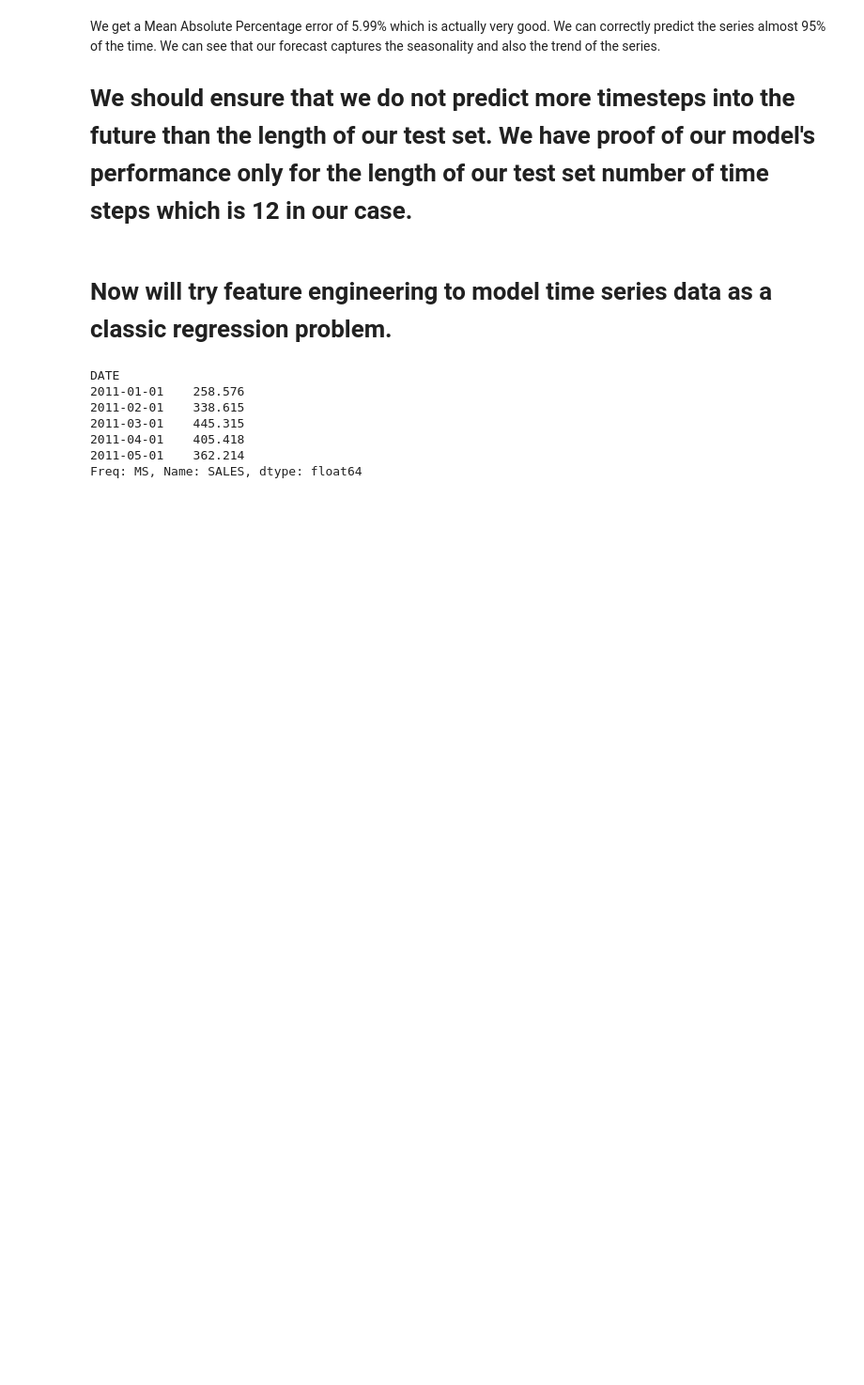
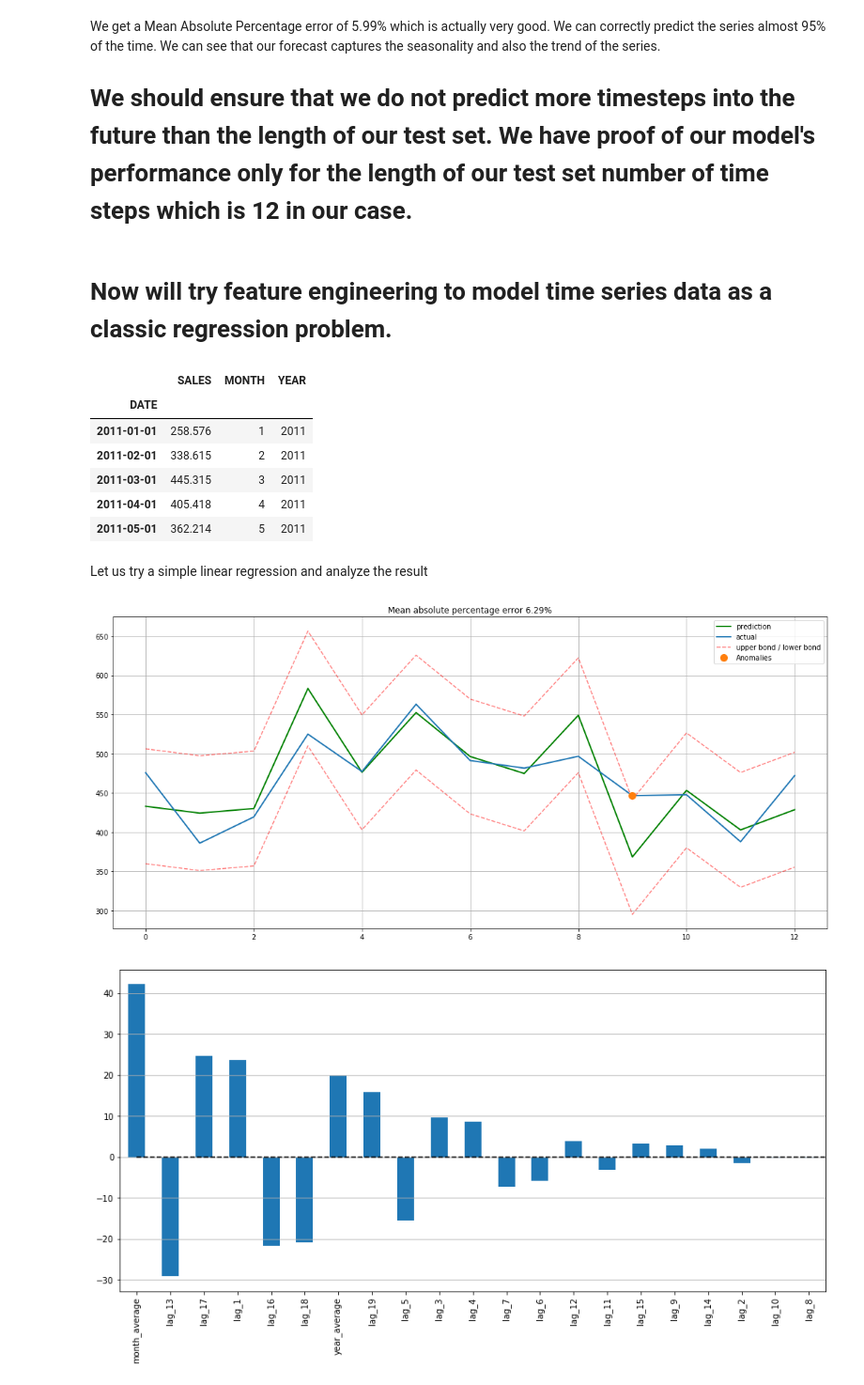
Before and after one commit to rohitmudaliar/Time-Series-Retail-Forecasting, a Jupyter notebook: Time-Series.ipynb, the cells around one changed output. Shown at 94% size. Saved outputs shown, nothing was run; the diff lists cells and outputs as text; code cells hidden in the pictures; blank space fills up the shorter version.

Commit message:
simple linear regression model

```diff
--- a/Time-Series.ipynb
+++ b/Time-Series.ipynb
@@ -383,12 +386,12 @@ plotSARIMA(data['SALES'], best_model, 12)
 # %% [markdown]
 # Now will try feature engineering to model time series data as a classic regression problem.
 # %%
-data['SALES'].head(5)
+data.head(5)
 # %% [output]
-DATE
-2011-01-01    258.576
-2011-02-01    338.615
-2011-03-01    445.315
-2011-04-01    405.418
-2011-05-01    362.214
-Freq: MS, Name: SALES, dtype: float64
+|  | SALES | MONTH | YEAR |
+| DATE |  |  |  |
+| 2011-01-01 | 258.576 | 1 | 2011 |
+| 2011-02-01 | 338.615 | 2 | 2011 |
+| 2011-03-01 | 445.315 | 3 | 2011 |
+| 2011-04-01 | 405.418 | 4 | 2011 |
+| 2011-05-01 | 362.214 | 5 | 2011 |
@@ -429,31 +449,30 @@ def prepareData(series, lag_start, lag_end, test_size, target_encoding=False):
     data = pd.DataFrame(series.copy())
     data.columns = ["y"]
 
-    # lags of series
+    # adding lags of series as a feature
     for i in range(lag_start, lag_end):
         data["lag_{}".format(i)] = data.y.shift(i)
 
-    # datetime features
-    data.index = data.index.to_datetime()
-    data["month"] = data.index.month
-    data["year"] = data.index.year
+    # datetime features like month and year
+    data["MONTH"] = data.index.month
+    data["YEAR"] = data.index.year
 #     data['is_weekend'] = data.weekday.isin([5,6])*1
 
     if target_encoding:
         # calculate averages on train set only
         test_index = int(len(data.dropna())*(1-test_size))
-        data['weekday_average'] = list(map(
-            code_mean(data[:test_index], 'weekday', "y").get, data.weekday))
-        data["hour_average"] = list(map(
-            code_mean(data[:test_index], 'hour', "y").get, data.hour))
+        data['month_average'] = list(map(
+            code_mean(data[:test_index], 'MONTH', "y").get, data.MONTH))
+        data["year_average"] = list(map(
+            code_mean(data[:test_index], 'YEAR', "y").get, data.YEAR))
 
-        # frop encoded variables
-        data.drop(["hour", "weekday"], axis=1, inplace=True)
+        # drop encoded variables
+        data.drop(["MONTH", "YEAR"], axis=1, inplace=True)
 
     # train-test split
     y = data.dropna().y
     X = data.dropna().drop(['y'], axis=1)
     X_train, X_test, y_train, y_test =\
-    timeseries_train_test_split(X, y, test_size=test_size)
+    timeseries_train_test_split(X, y, test_size)
 
     return X_train, X_test, y_train, y_test
@@ -460,16 +516,41 @@ def prepareData(series, lag_start, lag_end, test_size, target_encoding=False):
+# %%
+def plotCoefficients(model):
+    """
+        Plots sorted coefficient values of the model
+    """
+
+    coefs = pd.DataFrame(model.coef_, X_train.columns)
+    coefs.columns = ["coef"]
+    coefs["abs"] = coefs.coef.apply(np.abs)
+    coefs = coefs.sort_values(by="abs", ascending=False).drop(["abs"], axis=1)
+
+    plt.figure(figsize=(15, 7))
+    coefs.coef.plot(kind='bar')
+    plt.grid(True, axis='y')
+    plt.hlines(y=0, xmin=0, xmax=len(coefs), linestyles='dashed');
+# %% [markdown]
+Let us try a simple linear regression and analyze the result
 # %%
+from sklearn.linear_model import LinearRegression
 from sklearn.preprocessing import StandardScaler
+
+#Normalizing the dataset to have all values in standard range.
 scaler = StandardScaler()
 
 X_train, X_test, y_train, y_test =\
-prepareData(ads.Ads, lag_start=6, lag_end=25, test_size=0.3, target_encoding=True)
+prepareData(data['SALES'], lag_start=1, lag_end=20, test_size=0.3, target_encoding=True)
 
+#Fit standardization on train set and then extend it to the test set
 X_train_scaled = scaler.fit_transform(X_train)
 X_test_scaled = scaler.transform(X_test)
 
+#Instantiating and fitting the model
 lr = LinearRegression()
 lr.fit(X_train_scaled, y_train)
 
 plotModelResults(lr, X_train=X_train_scaled, X_test=X_test_scaled,
                  plot_intervals=True, plot_anomalies=True)
 plotCoefficients(lr)
+# %% [output]
+[figure, added]
+[figure, added]
```
Also changed, not shown: parts of 14 cells of this notebook.
